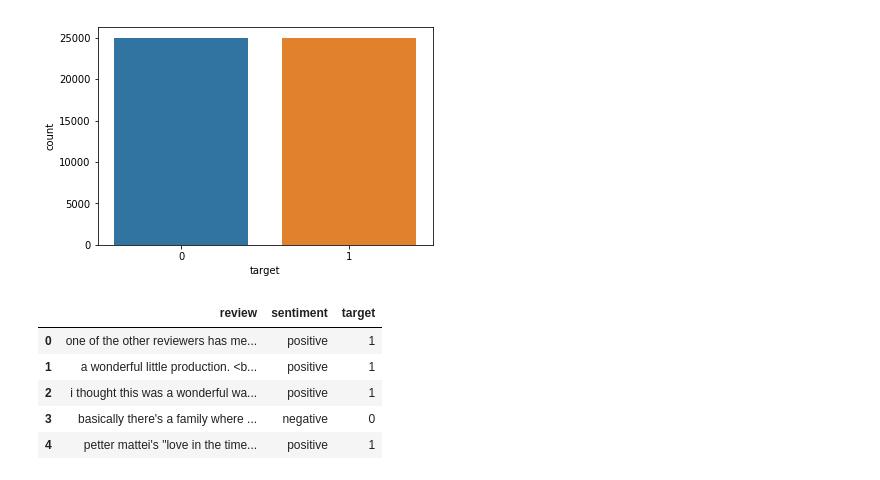
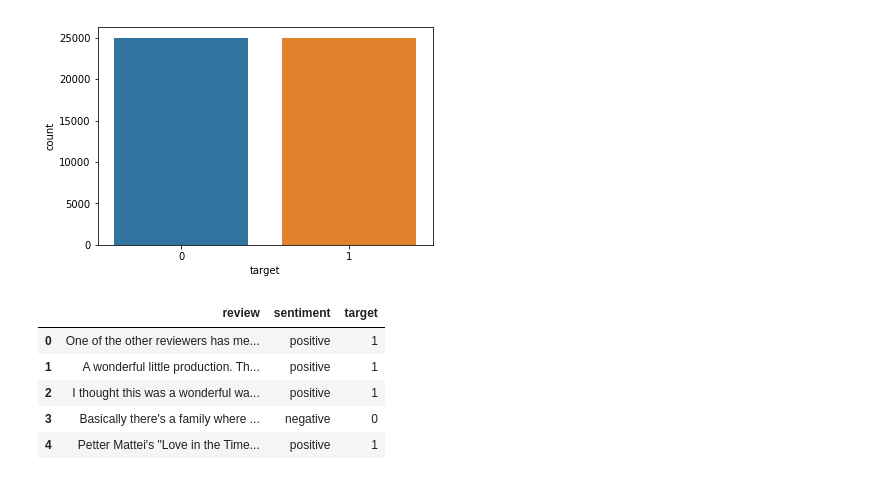
Before and after one commit to ElPapi42/SentimentAnalysisClassifier, a Jupyter notebook: SentimentAnalysisClassifier.ipynb, the cells around one changed output. Cells and saved outputs as stored; diff of their text form; code cells hidden in the pictures.

```diff
--- a/SentimentAnalysisClassifier.ipynb
+++ b/SentimentAnalysisClassifier.ipynb
@@ -51,14 +54,14 @@ sns.countplot(imdb_df["target"])
 plt.show()
 # %% [output]
 [figure]
-# %%
-imdb_df["review"] = imdb_df["review"].str.lower()
-imdb_df["review"] = imdb_df["review"].str.replace("<>.,:/", " ")
-imdb_df.head()
-# %% [output]
-|  | review | sentiment | target |
-| 0 | one of the other reviewers has me... | positive | 1 |
-| 1 | a wonderful little production. <b... | positive | 1 |
-| 2 | i thought this was a wonderful wa... | positive | 1 |
-| 3 | basically there's a family where ... | negative | 0 |
-| 4 | petter mattei's "love in the time... | positive | 1 |
+# %%
+#Removes "<br />" from the text corpus, that have a high presence in the text corpus
+imdb_df["review"] = imdb_df["review"].str.replace("<br />", "")
+imdb_df.head()
+# %% [output]
+|  | review | sentiment | target |
+| 0 | One of the other reviewers has me... | positive | 1 |
+| 1 | A wonderful little production. Th... | positive | 1 |
+| 2 | I thought this was a wonderful wa... | positive | 1 |
+| 3 | Basically there's a family where ... | negative | 0 |
+| 4 | Petter Mattei's "Love in the Time... | positive | 1 |
```
Also changed, not shown: parts of 11 cells of this notebook.
